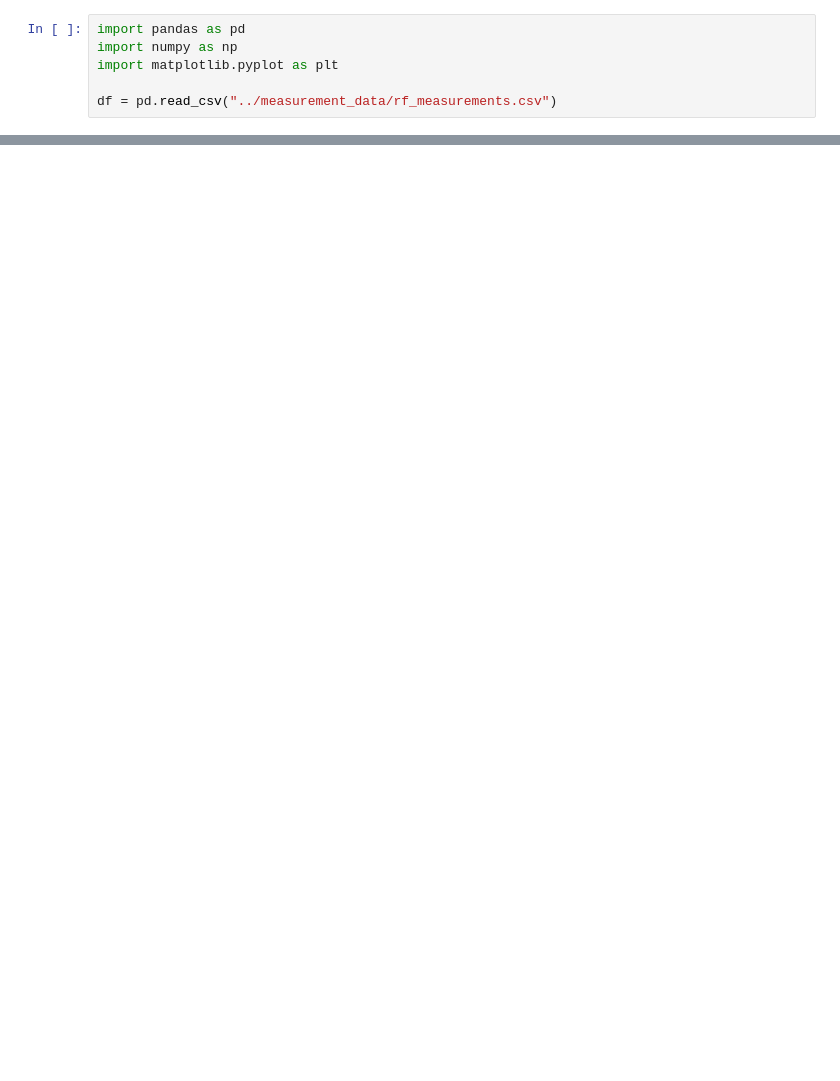
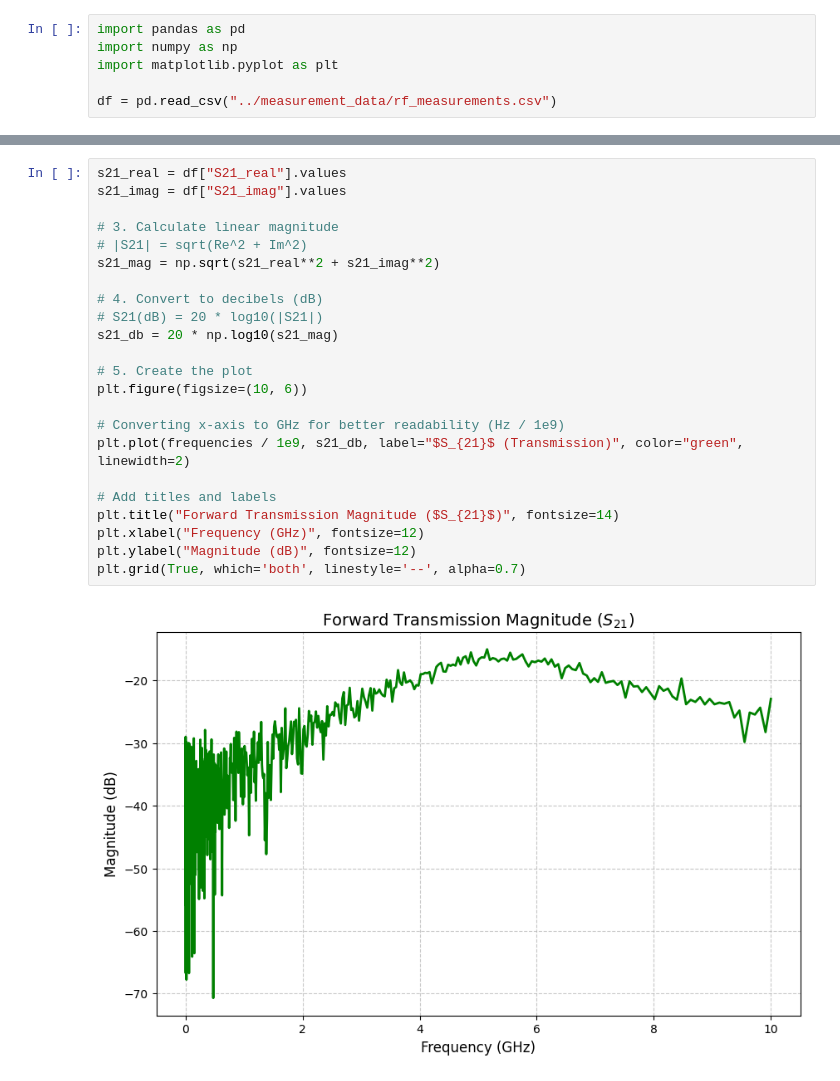
Before and after one commit to Spalding13/numerical-rf-deembedding, a Jupyter notebook: tools/data_explorator.ipynb, the cells around one changed output, grey strips where cells are left out. Drawn from its saved outputs; the diff is of its cells as text; blank space fills up the shorter version.

```diff
--- a/tools/data_explorator.ipynb
+++ b/tools/data_explorator.ipynb
@@ -50,0 +55,25 @@ SyntaxError: invalid syntax (2859674061.py, line 3)
+# %%
+s21_real = df["S21_real"].values
+s21_imag = df["S21_imag"].values
+
+# 3. Calculate linear magnitude
+# |S21| = sqrt(Re^2 + Im^2)
+s21_mag = np.sqrt(s21_real**2 + s21_imag**2)
+
+# 4. Convert to decibels (dB)
+# S21(dB) = 20 * log10(|S21|)
+s21_db = 20 * np.log10(s21_mag)
+
+# 5. Create the plot
+plt.figure(figsize=(10, 6))
+
+# Converting x-axis to GHz for better readability (Hz / 1e9)
+plt.plot(frequencies / 1e9, s21_db, label="$S_{21}$ (Transmission)", color="green", linewidth=2)
+
+# Add titles and labels
+plt.title("Forward Transmission Magnitude ($S_{21}$)", fontsize=14)
+plt.xlabel("Frequency (GHz)", fontsize=12)
+plt.ylabel("Magnitude (dB)", fontsize=12)
+plt.grid(True, which='both', linestyle='--', alpha=0.7)
+# %% [output]
+[figure, added]
```
Also changed, not shown: parts of 4 cells of this notebook, 2 other files.
